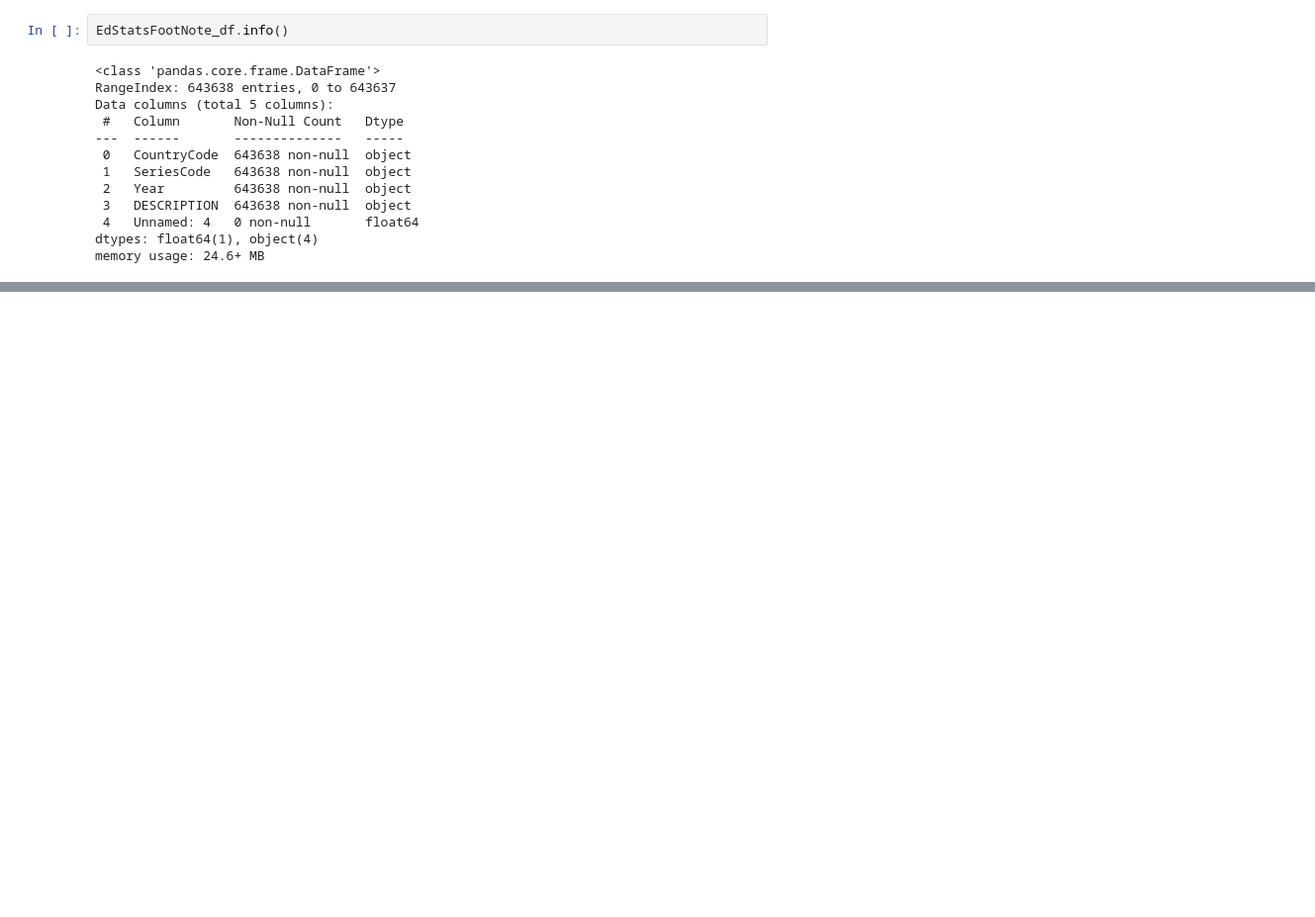
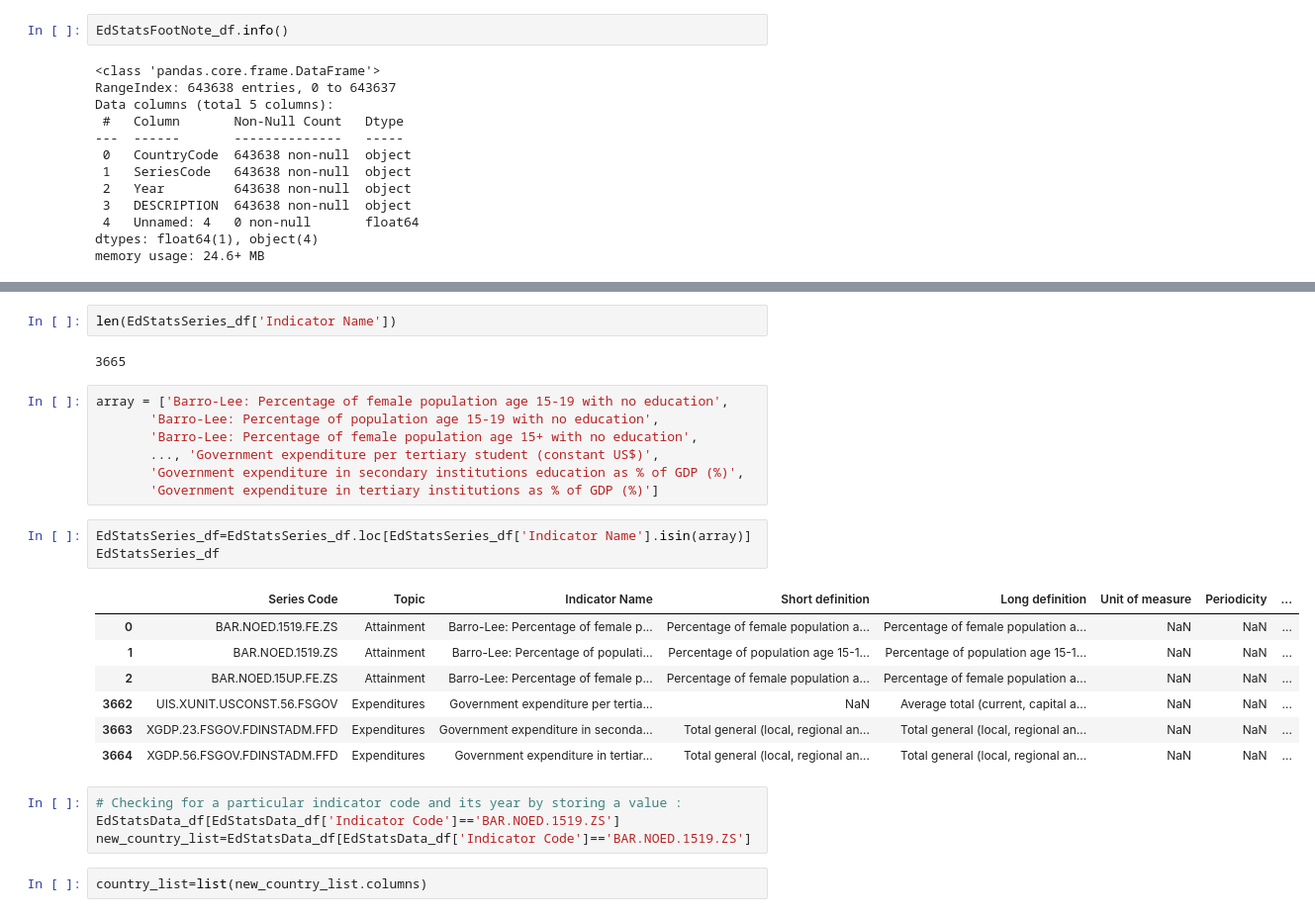
Before and after one commit to vanshika7-max/World-Bank-Education-Stats, a Jupyter notebook: Vanshika_Raj_Team_7_Capstone_Project.ipynb, the cells around one changed output, grey strips where cells are left out. Shown at 99% size. Saved outputs shown, nothing was run; the diff lists cells and outputs as text; blank space fills up the shorter version.

```diff
--- a/Vanshika_Raj_Team_7_Capstone_Project.ipynb
+++ b/Vanshika_Raj_Team_7_Capstone_Project.ipynb
@@ -260,0 +342,28 @@ plt.show()
+# %%
+len(EdStatsSeries_df['Indicator Name'])
+# %% [output]
+3665
+# %%
+array = ['Barro-Lee: Percentage of female population age 15-19 with no education',
+       'Barro-Lee: Percentage of population age 15-19 with no education',
+       'Barro-Lee: Percentage of female population age 15+ with no education',
+       ..., 'Government expenditure per tertiary student (constant US$)',
+       'Government expenditure in secondary institutions education as % of GDP (%)',
+       'Government expenditure in tertiary institutions as % of GDP (%)']
+# %%
+EdStatsSeries_df=EdStatsSeries_df.loc[EdStatsSeries_df['Indicator Name'].isin(array)]
+EdStatsSeries_df
+# %% [output]
+|  | Series Code | Topic | Indicator Name | Short definition | Long definition | Unit of measure | Periodicity | ... |
+| 0 | BAR.NOED.1519.FE.ZS | Attainment | Barro-Lee: Percentage of female p... | Percentage of female population a... | Percentage of female population a... | NaN | NaN | ... |
+| 1 | BAR.NOED.1519.ZS | Attainment | Barro-Lee: Percentage of populati... | Percentage of population age 15-1... | Percentage of population age 15-1... | NaN | NaN | ... |
+| 2 | BAR.NOED.15UP.FE.ZS | Attainment | Barro-Lee: Percentage of female p... | Percentage of female population a... | Percentage of female population a... | NaN | NaN | ... |
+| 3662 | UIS.XUNIT.USCONST.56.FSGOV | Expenditures | Government expenditure per tertia... | NaN | Average total (current, capital a... | NaN | NaN | ... |
+| 3663 | XGDP.23.FSGOV.FDINSTADM.FFD | Expenditures | Government expenditure in seconda... | Total general (local, regional an... | Total general (local, regional an... | NaN | NaN | ... |
+| 3664 | XGDP.56.FSGOV.FDINSTADM.FFD | Expenditures | Government expenditure in tertiar... | Total general (local, regional an... | Total general (local, regional an... | NaN | NaN | ... |
+# %%
+# Checking for a particular indicator code and its year by storing a value :
+EdStatsData_df[EdStatsData_df['Indicator Code']=='BAR.NOED.1519.ZS']
+new_country_list=EdStatsData_df[EdStatsData_df['Indicator Code']=='BAR.NOED.1519.ZS']
+# %%
+country_list=list(new_country_list.columns)
```
Also changed, not shown: parts of 16 cells of this notebook.
